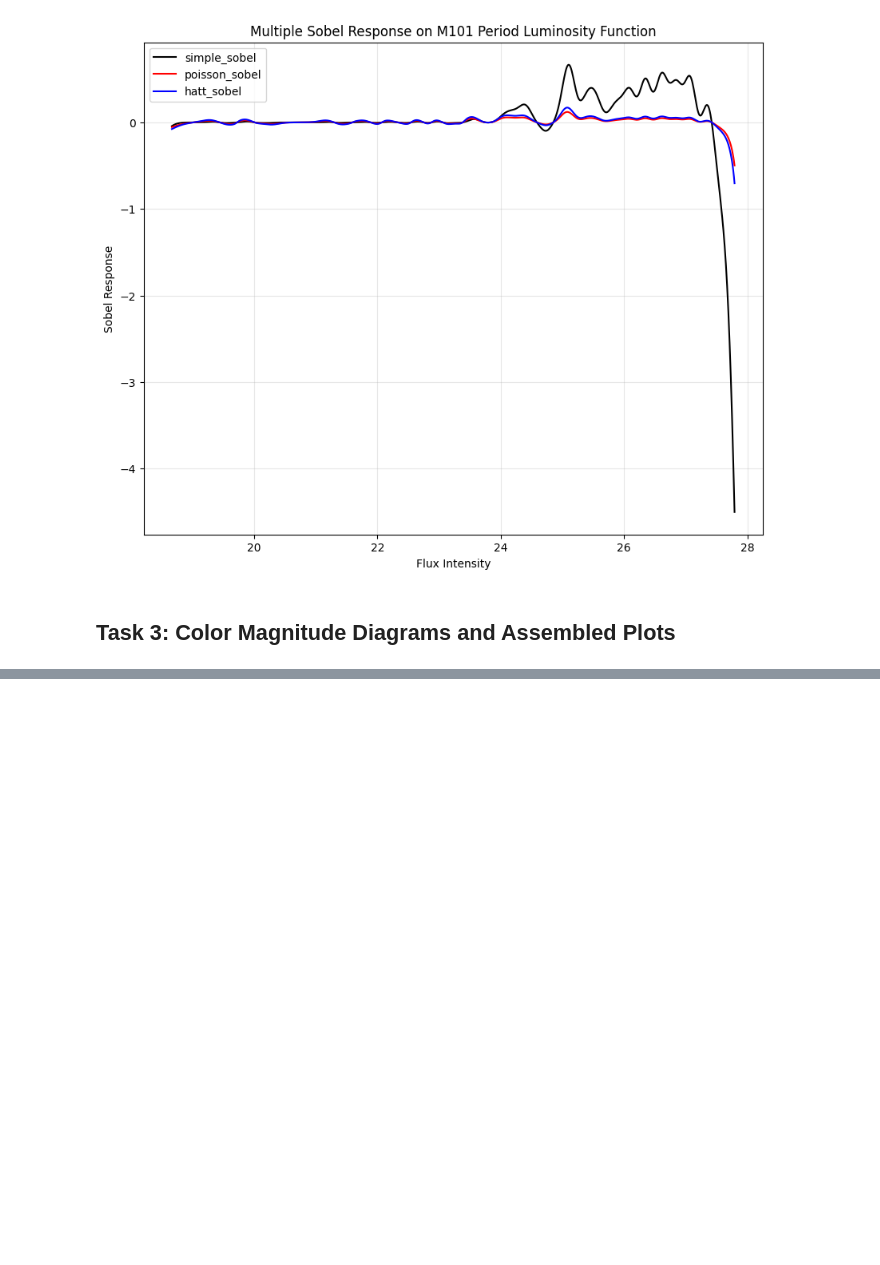
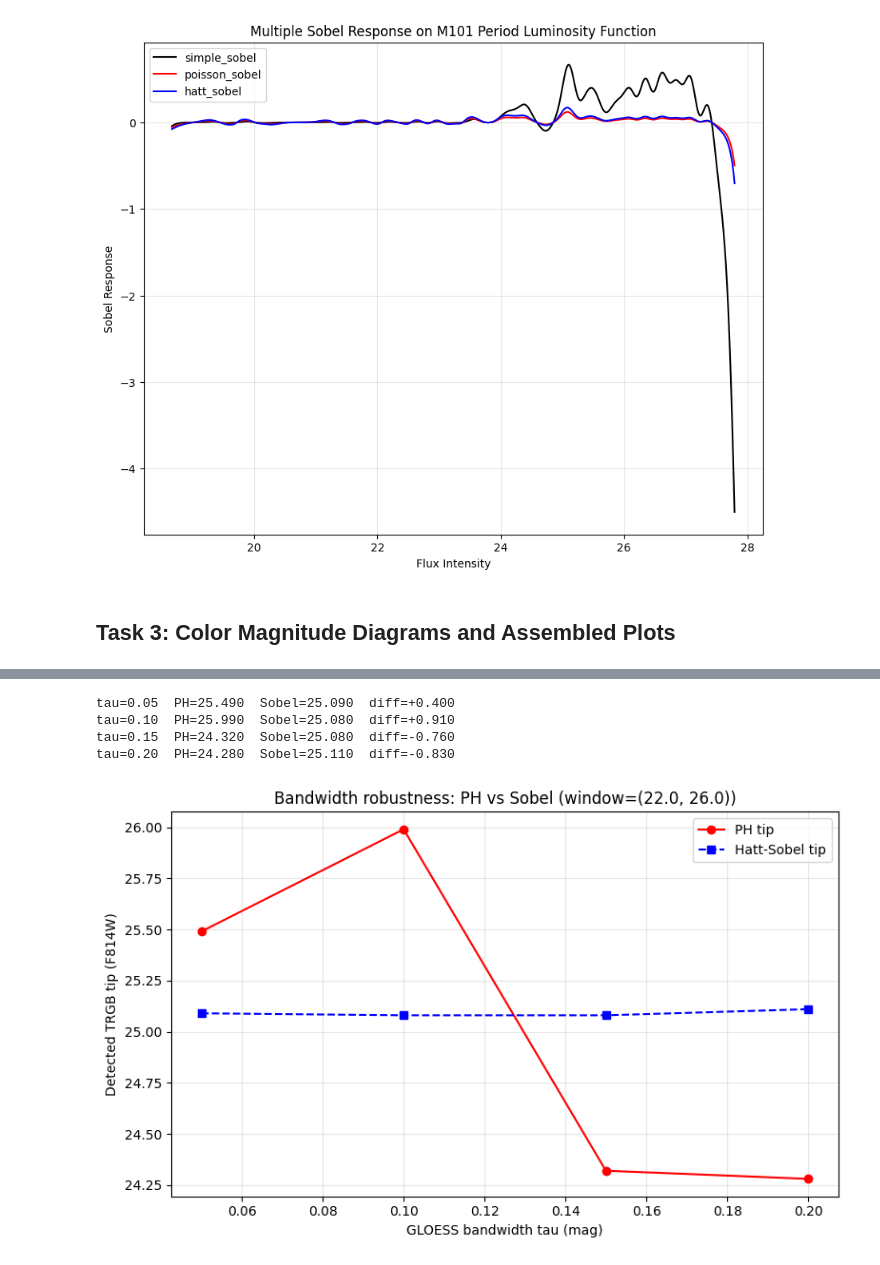
Before and after one commit to gurnoorssandhu/TRGB-Data-Analysis, a Jupyter notebook: analysis.ipynb, the cells around one changed output, grey strips where cells are left out. Cells and saved outputs as stored; diff of their text form; code cells hidden in the pictures; blank space fills up the shorter version.

```diff
--- a/analysis.ipynb
+++ b/analysis.ipynb
@@ -175,0 +343,31 @@ fig.tight_layout()
+# %%
+taus = [0.05, 0.10, 0.15, 0.20]
+ph_by_tau = []
+sobel_by_tau = []
+for t in taus:
+    Yt, Xt = gloess(mag_data, t)
+    ph_t, _, _, _ = ph_tip(Xt, Yt, mag_window=RGB_WINDOW)
+    Xh = Xt[2:-2]
+    h_mask = (Xh >= RGB_WINDOW[0]) & (Xh <= RGB_WINDOW[1])
+    h_resp = hatt_sobel(Yt)[1]
+    sob_t = Xh[h_mask][np.argmax(h_resp[h_mask])]
+    ph_by_tau.append(ph_t)
+    sobel_by_tau.append(sob_t)
+    print(f"tau={t:.2f}  PH={ph_t:.3f}  Sobel={sob_t:.3f}  diff={ph_t-sob_t:+.3f}")
+
+fig, ax = plt.subplots(figsize=(8, 5))
+ax.plot(taus, ph_by_tau, 'o-', color='red', label='PH tip')
+ax.plot(taus, sobel_by_tau, 's--', color='blue', label='Hatt-Sobel tip')
+ax.set_xlabel('GLOESS bandwidth tau (mag)')
+ax.set_ylabel('Detected TRGB tip (F814W)')
+ax.set_title(f'Bandwidth robustness: PH vs Sobel (window={RGB_WINDOW})')
+ax.legend()
+ax.grid(True, alpha=0.3)
+fig.tight_layout()
+fig.savefig('TRGB Persistent Homology Bandwidth Robustness')
+# %% [output]
+tau=0.05  PH=25.490  Sobel=25.090  diff=+0.400
+tau=0.10  PH=25.990  Sobel=25.080  diff=+0.910
+tau=0.15  PH=24.320  Sobel=25.080  diff=-0.760
+tau=0.20  PH=24.280  Sobel=25.110  diff=-0.830
+[figure, added]
```
Also changed, not shown: parts of 6 cells of this notebook, 3 other files.
